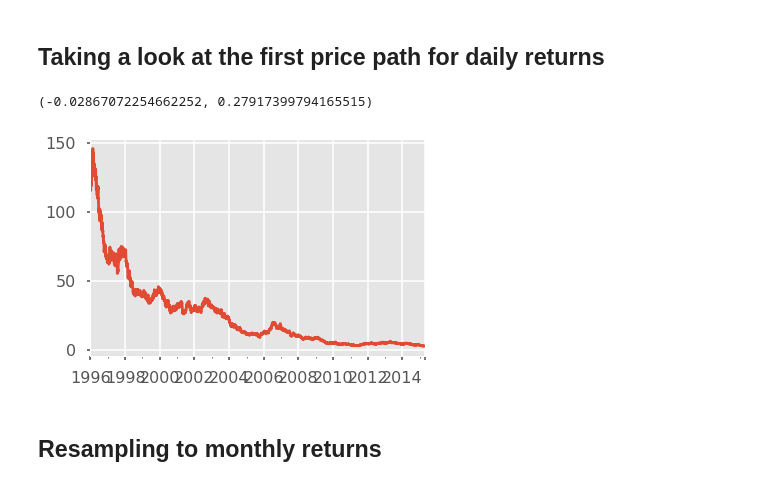
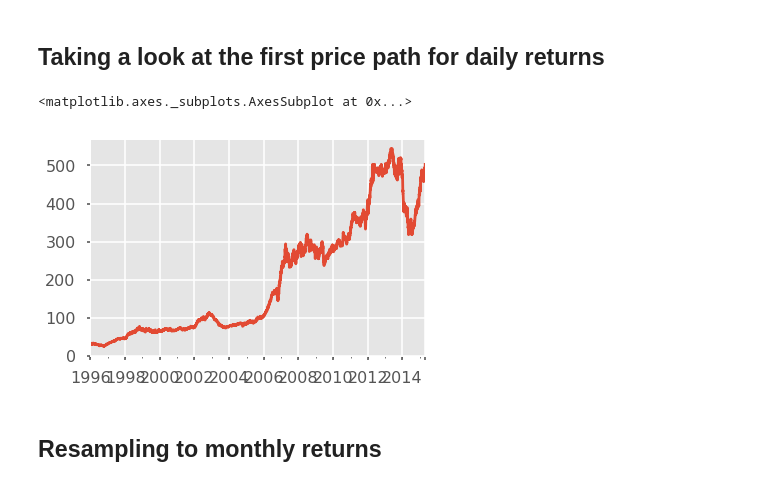
Before and after one commit to rwuebker/quant_modeling, a Jupyter notebook: momentum/momentum_analytics.ipynb, the cells around one changed output. Cells and saved outputs as stored; diff of their text form; code cells hidden in the pictures.

```diff
--- a/momentum/momentum_analytics.ipynb
+++ b/momentum/momentum_analytics.ipynb
@@ -7,7 +7,7 @@ import matplotlib.style as style
 style.use('seaborn-poster')
 style.use('ggplot')
 # %%
-rp = RandomStockPrices(num_assets=1000, start_date='1996-01-01', num_days=252*20)
+rp = RandomStockPrices(num_assets=1000, start_date='1996-01-01', years=20)
 returns = rp.returns
 prices = rp.prices
 # %%
@@ -23,12 +23,11 @@ prices.tail()
 # %% [markdown]
 ## Taking a look at the first price path for daily returns
 # %%
-ticker = 'TICK2'
+ticker = 'TICK0'
 prices[ticker].plot()
-rp.distributions[2]
 # %% [output]
-(-0.02867072254662252, 0.27917399794165515)
+<matplotlib.axes._subplots.AxesSubplot at 0x...>
-[figure, old version]
+[figure, new version]
 # %%
 def resample_prices(prices, freq='M'):
     '''
```
Also changed, not shown: parts of 31 cells of this notebook.
